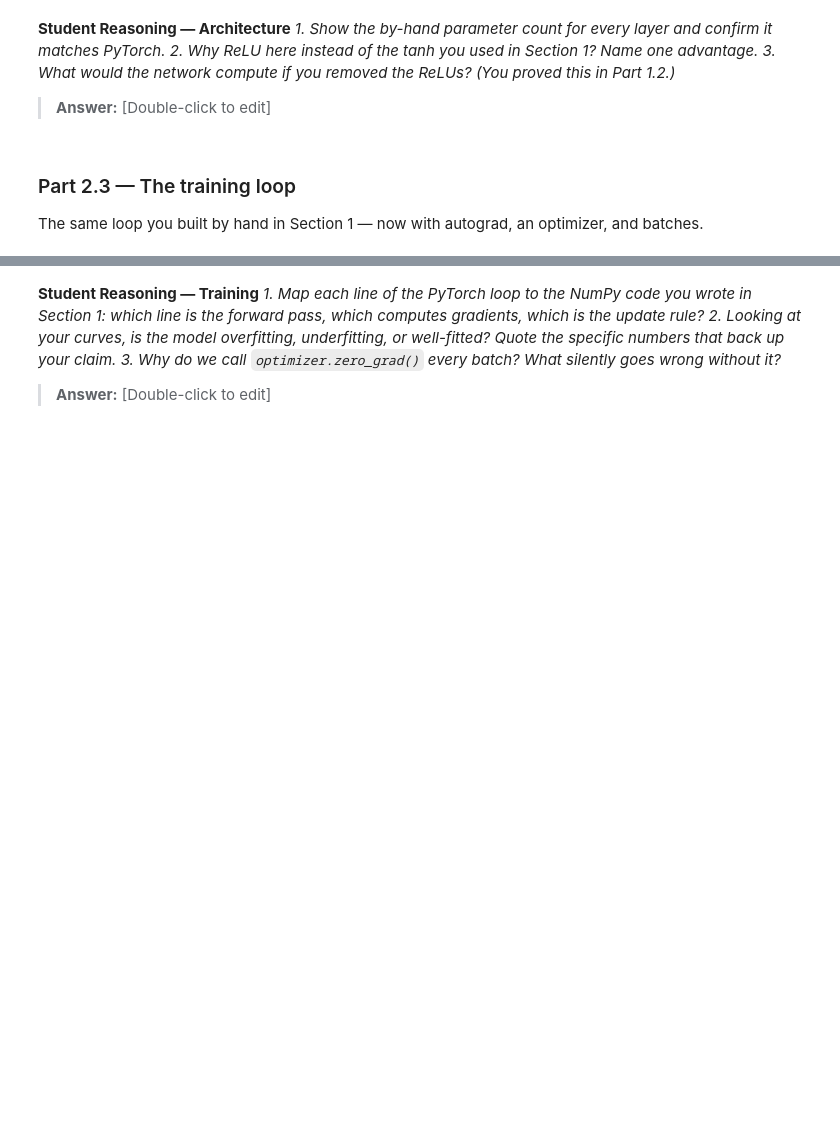
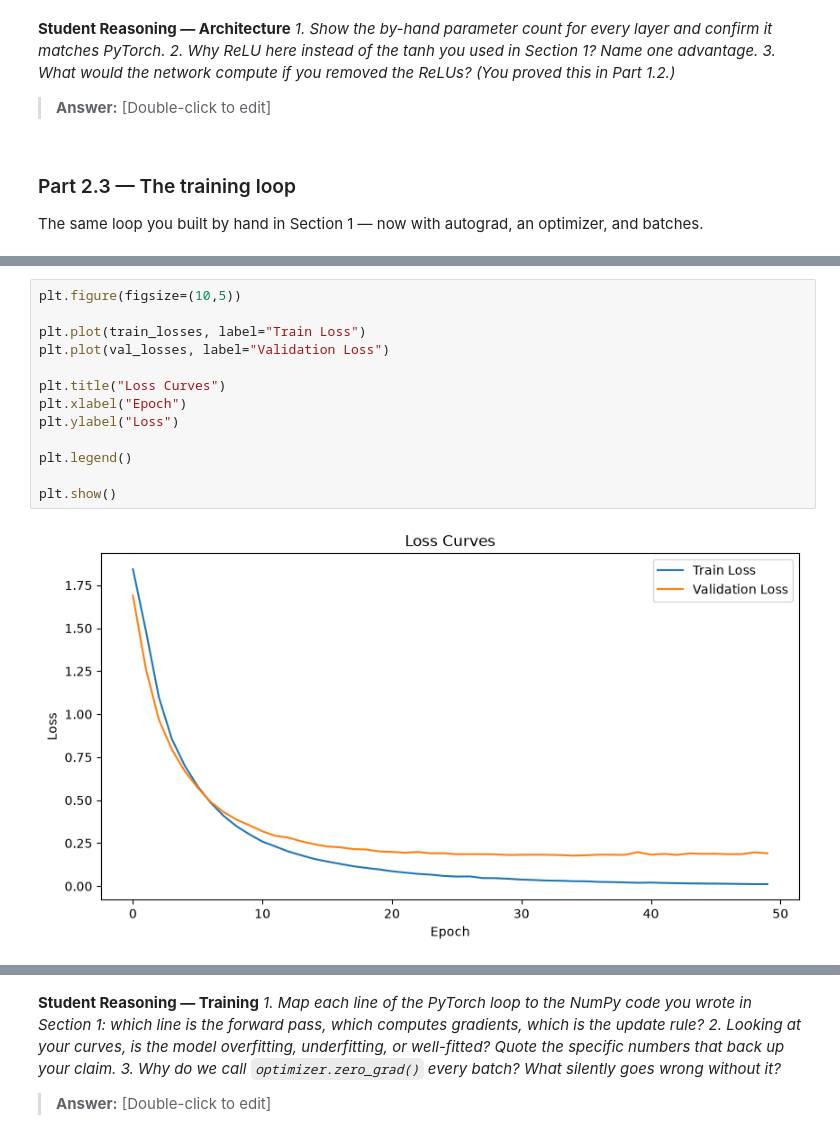
Before and after one commit to kgyamebi/lab-3, a Jupyter notebook: Lab_3.ipynb, the cells around one changed output, grey strips where cells are left out. Drawn from its saved outputs; the diff is of its cells as text; blank space fills up the shorter version.

Commit message:
Completed Part 2.3 training loop

```diff
--- a/Lab_3.ipynb
+++ b/Lab_3.ipynb
@@ -677,0 +791,15 @@ The same loop you built by hand in Section 1 — now with autograd, an optimizer
+# %%
+plt.figure(figsize=(10,5))
+
+plt.plot(train_losses, label="Train Loss")
+plt.plot(val_losses, label="Validation Loss")
+
+plt.title("Loss Curves")
+plt.xlabel("Epoch")
+plt.ylabel("Loss")
+
+plt.legend()
+
+plt.show()
+# %% [output]
+[figure, added]
```
Also changed, not shown: parts of 4 cells of this notebook, 1 other file.
